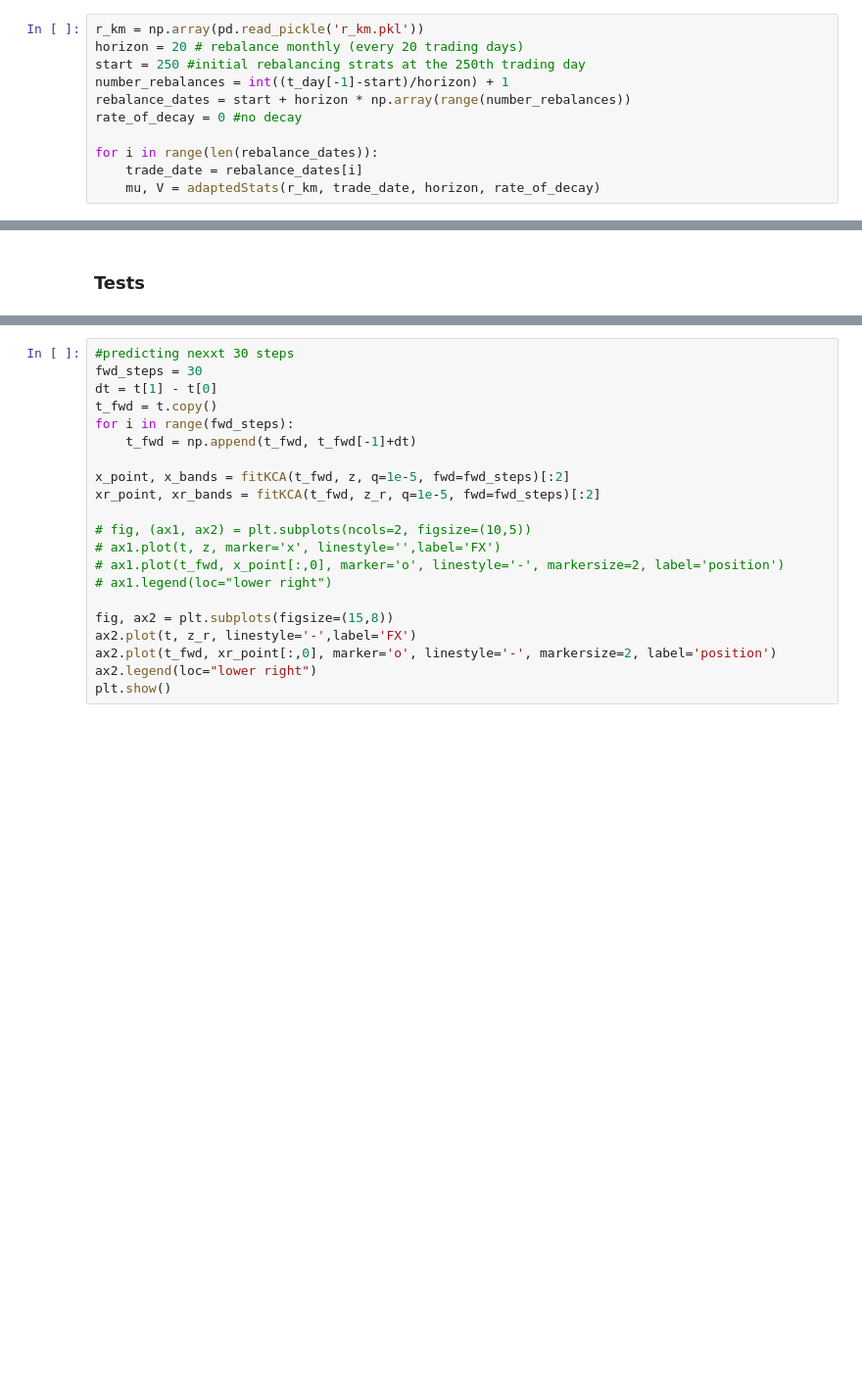
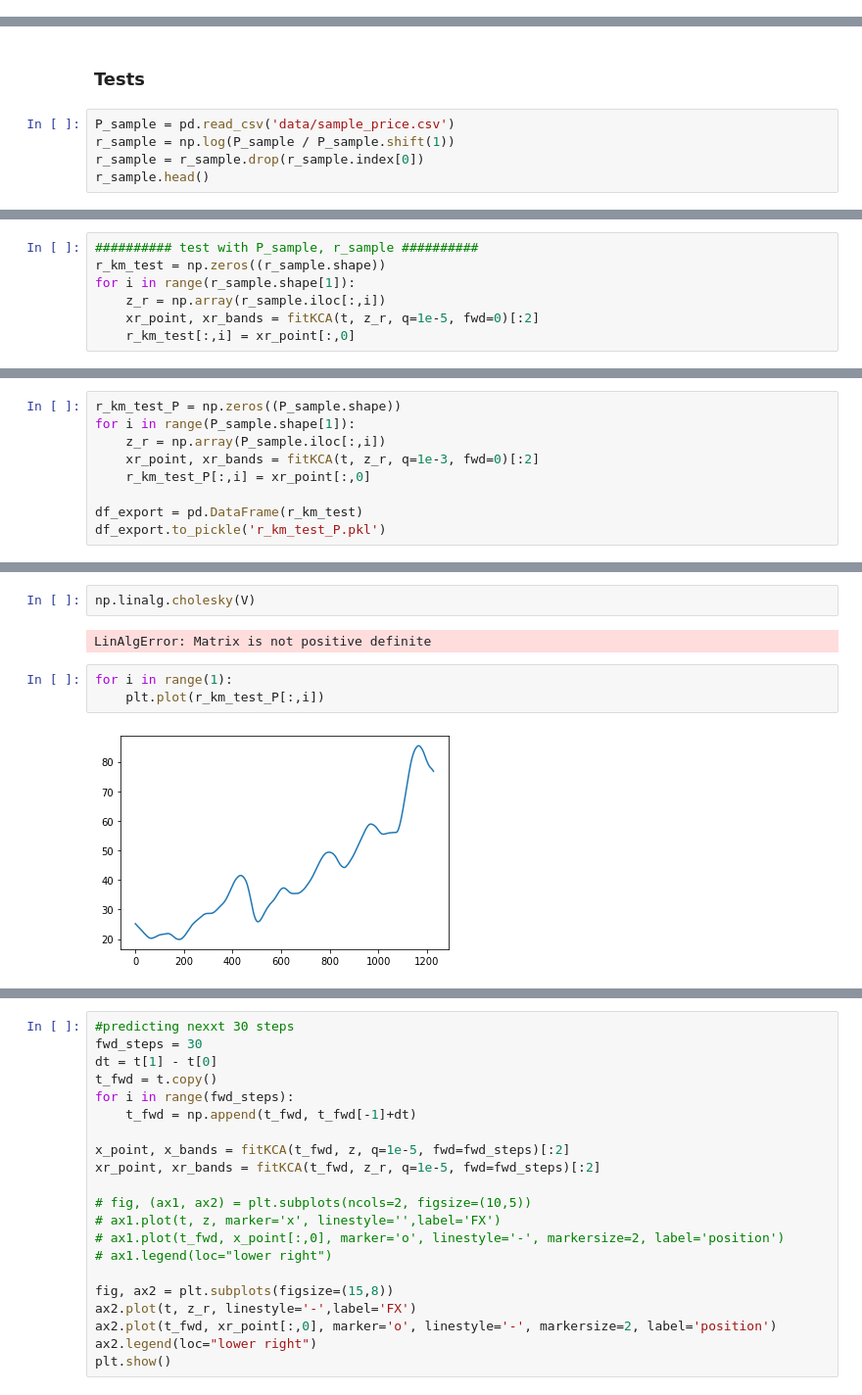
Before and after one commit to hallurx8/cornell_projects, a Jupyter notebook: Opt_proj/data_processing.ipynb, the cells around one changed output, grey strips where cells are left out. Shown: that part at 98% size. Drawn from its saved outputs; the diff is of its cells as text; blank space fills up the shorter version.

```diff
--- a/Opt_proj/data_processing.ipynb
+++ b/Opt_proj/data_processing.ipynb
@@ -198,14 +189,3 @@ def adaptedStats(log_return, trade_date, horizon, rate_of_decay=0):
     V = mu.dot(mu.T)*(np.exp(adapted_cov_c_r) - 1)
 
     return mu, V
-# %%
-r_km = np.array(pd.read_pickle('r_km.pkl'))
-horizon = 20 # rebalance monthly (every 20 trading days)
-start = 250 #initial rebalancing strats at the 250th trading day
-number_rebalances = int((t_day[-1]-start)/horizon) + 1
-rebalance_dates = start + horizon * np.array(range(number_rebalances))
-rate_of_decay = 0 #no decay
-
-for i in range(len(rebalance_dates)):
-    trade_date = rebalance_dates[i]
-    mu, V = adaptedStats(r_km, trade_date, horizon, rate_of_decay)
@@ -251,2 +317,7 @@ array(0.0625)
 # %% [markdown]
 ### Tests
+# %%
+P_sample = pd.read_csv('data/sample_price.csv')
+r_sample = np.log(P_sample / P_sample.shift(1))
+r_sample = r_sample.drop(r_sample.index[0])
+r_sample.head()
@@ -252,0 +331,7 @@ array(0.0625)
+# %%
+########## test with P_sample, r_sample ##########
+r_km_test = np.zeros((r_sample.shape))
+for i in range(r_sample.shape[1]):
+    z_r = np.array(r_sample.iloc[:,i])
+    xr_point, xr_bands = fitKCA(t, z_r, q=1e-5, fwd=0)[:2]
+    r_km_test[:,i] = xr_point[:,0]
@@ -252,0 +341,9 @@ array(0.0625)
+# %%
+r_km_test_P = np.zeros((P_sample.shape))
+for i in range(P_sample.shape[1]):
+    z_r = np.array(P_sample.iloc[:,i])
+    xr_point, xr_bands = fitKCA(t, z_r, q=1e-3, fwd=0)[:2]
+    r_km_test_P[:,i] = xr_point[:,0]
+
+df_export = pd.DataFrame(r_km_test)
+df_export.to_pickle('r_km_test_P.pkl')
@@ -303,0 +440,9 @@ print(V)
+# %%
+np.linalg.cholesky(V)
+# %% [output]
+LinAlgError: Matrix is not positive definite
+# %%
+for i in range(1):
+    plt.plot(r_km_test_P[:,i])
+# %% [output]
+[figure, added]
```
Also changed, not shown: parts of 18 cells of this notebook, 19 other files.
